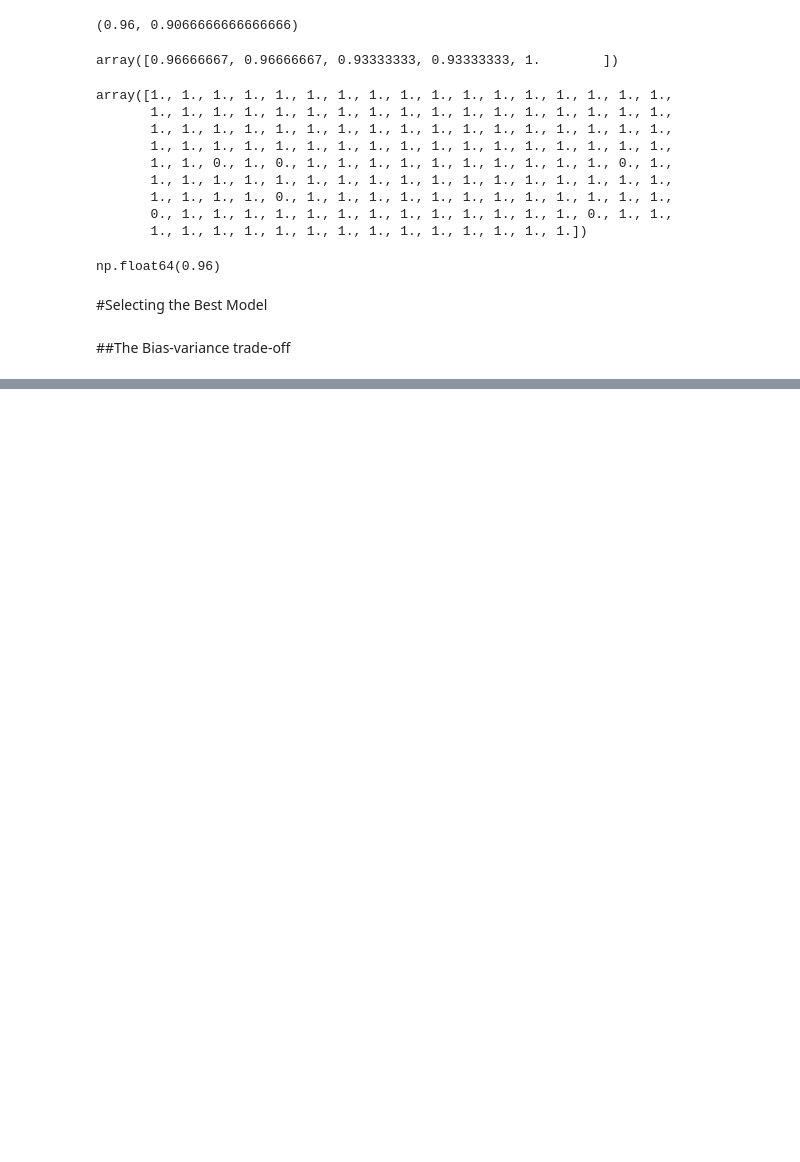
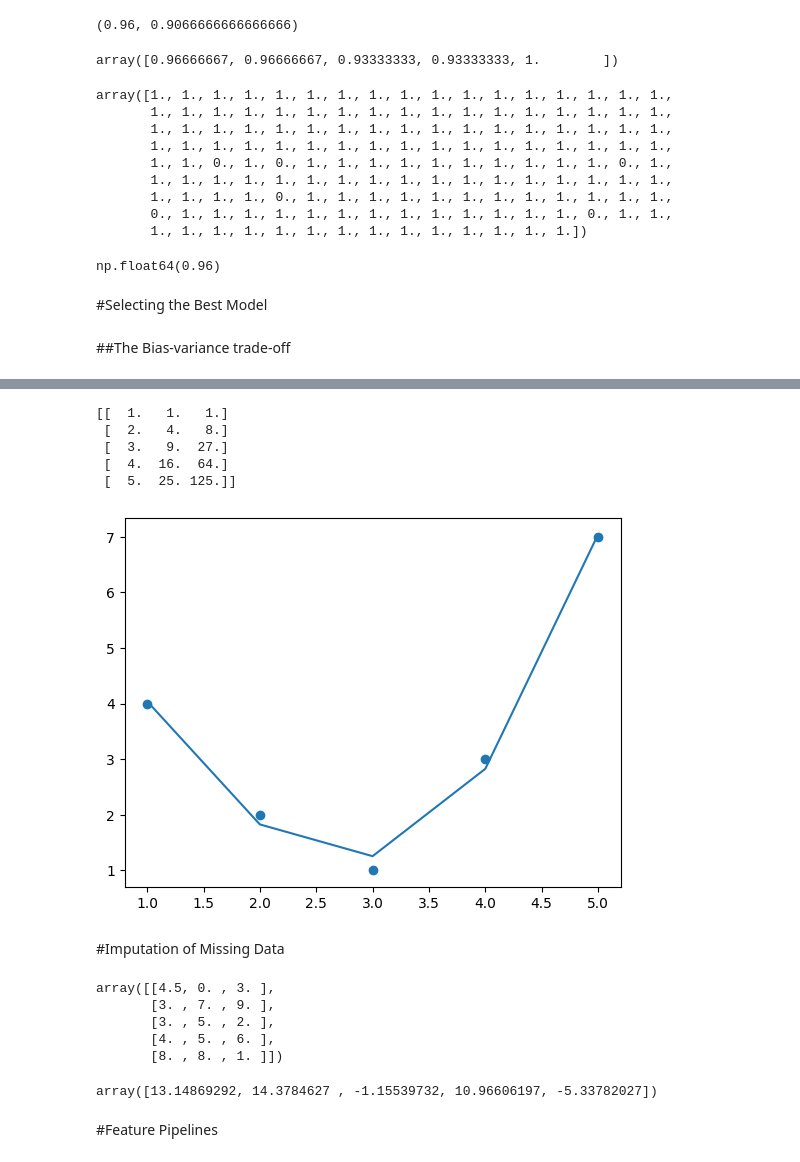
Before and after one commit to EdgarErh/Mineria_de_datos, a Jupyter notebook: Introducing_Scikit_Learn.ipynb, the cells around one changed output, grey strips where cells are left out. Saved outputs shown, nothing was run; the diff lists cells and outputs as text; code cells hidden in the pictures; blank space fills up the shorter version.

```diff
--- a/Introducing_Scikit_Learn.ipynb
+++ b/Introducing_Scikit_Learn.ipynb
@@ -367,0 +453,20 @@ np.float64(0.96)
+# %%
+from sklearn.preprocessing import PolynomialFeatures
+poly = PolynomialFeatures(degree=3, include_bias=False)
+X2 = poly.fit_transform(X)
+print(X2)
+# %% [output]
+[[  1.   1.   1.]
+ [  2.   4.   8.]
+ [  3.   9.  27.]
+ [  4.  16.  64.]
+ [  5.  25. 125.]]
+# %%
+model = LinearRegression().fit(X2, y)
+yfit = model.predict(X2)
+plt.scatter(x, y)
+plt.plot(x, yfit);
+# %% [output]
+[figure, added]
+# %% [markdown]
+#Imputation of Missing Data
@@ -367,0 +481,18 @@ np.float64(0.96)
+# %%
+from sklearn.impute import SimpleImputer
+imp = SimpleImputer(strategy='mean')
+X2 = imp.fit_transform(X)
+X2
+# %% [output]
+array([[4.5, 0. , 3. ],
+       [3. , 7. , 9. ],
+       [3. , 5. , 2. ],
+       [4. , 5. , 6. ],
+       [8. , 8. , 1. ]])
+# %%
+model = LinearRegression().fit(X2, y)
+model.predict(X2)
+# %% [output]
+array([13.14869292, 14.3784627 , -1.15539732, 10.96606197, -5.33782027])
+# %% [markdown]
+#Feature Pipelines
```
Also changed, not shown: parts of 17 cells of this notebook.
